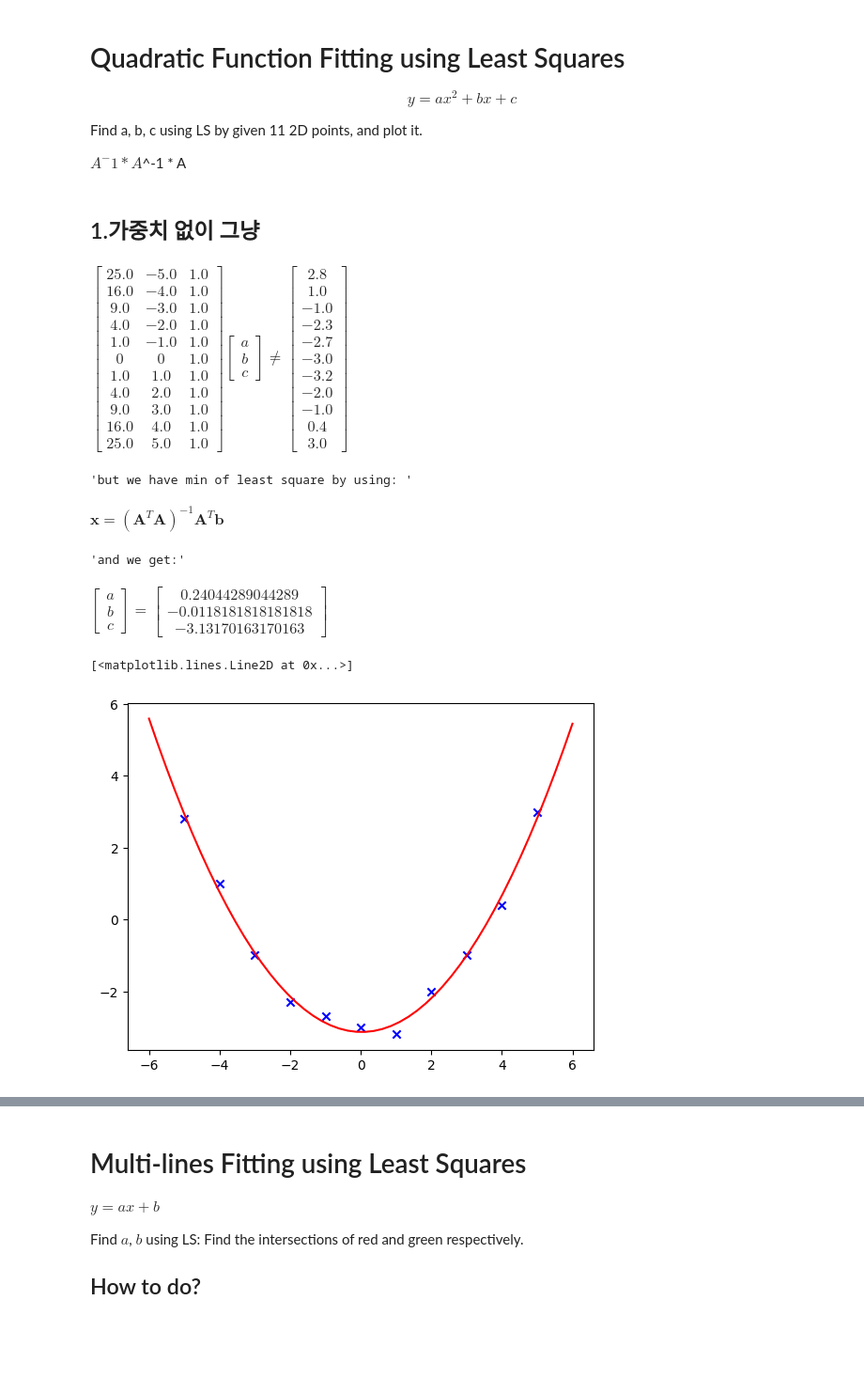
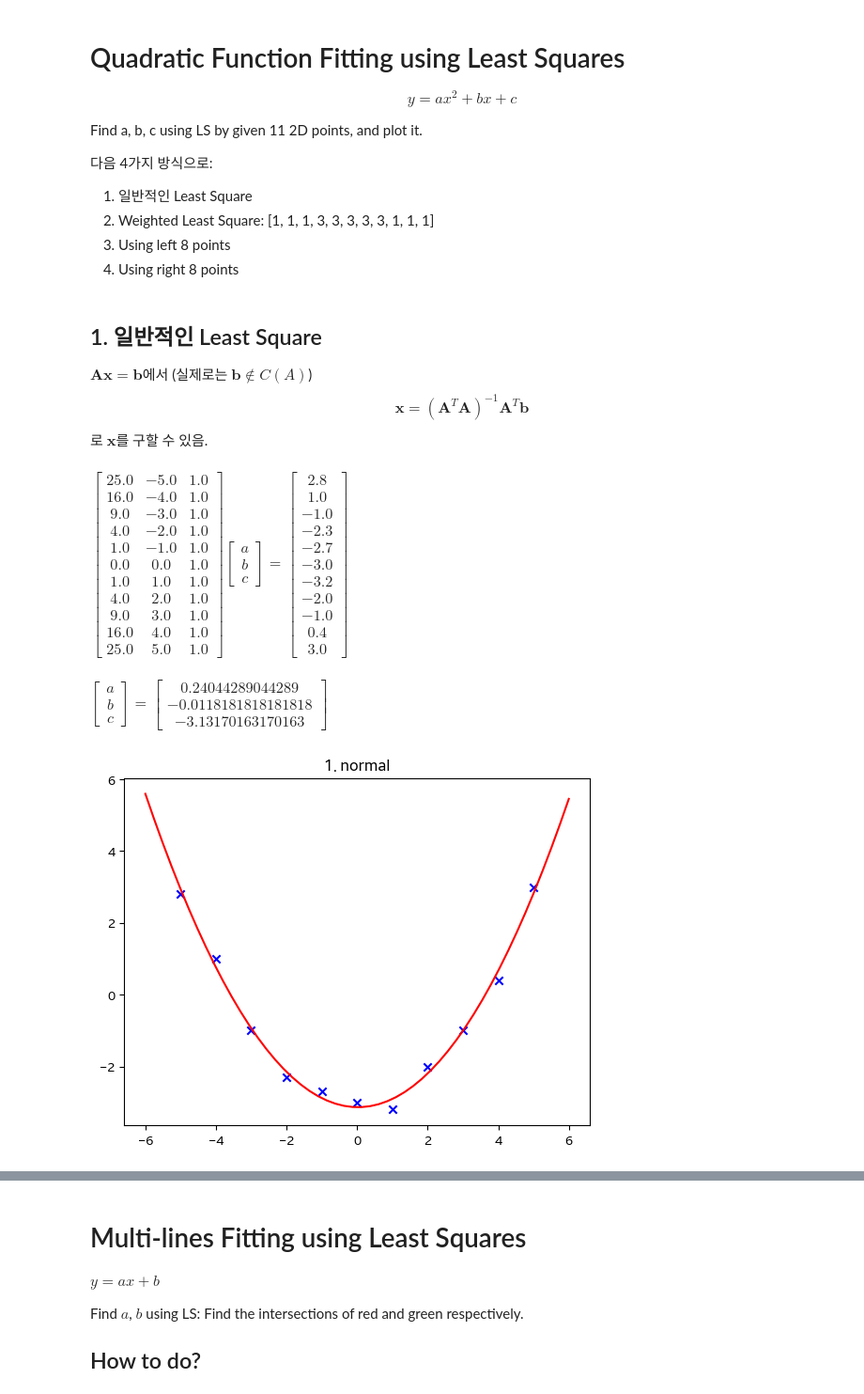
Before and after one commit to yenru0/LINALG_HW4, a Jupyter notebook: problem.ipynb, the cells around one changed output, grey strips where cells are left out. Shown at 94% size. Cells and saved outputs as stored; diff of their text form; code cells hidden in the pictures; blank space fills up the shorter version.

```diff
--- a/problem.ipynb
+++ b/problem.ipynb
@@ -3,8 +3,16 @@ import matplotlib.pyplot as plt
 import numpy as np
 from numpy.linalg import inv
 import sympy as sp
-from IPython.display import display, Math
+from IPython.display import display, Math, display_html
 from PIL import Image
+
+import matplotlib.font_manager as font_manager
+
+
+font_manager.fontManager.addfont("res/NanumHumanRegular.otf")
+prop = font_manager.FontProperties(fname="res/NanumHumanRegular.otf")
+
+plt.rcParams["font.family"] = prop.get_name()
 # %% [markdown]
 # Quadratic Function Fitting using Least Squares
 
@@ -12,8 +20,11 @@ $$y=ax^2+bx+c$$
 
 Find a, b, c  using LS by given 11 2D points, and plot it.
 
-
-$A^-1 * A$^-1 * A
+다음 4가지 방식으로:
+1. 일반적인 Least Square
+2. Weighted Least Square: [1, 1, 1, 3, 3, 3, 3, 3, 1, 1, 1]
+3. Using left 8 points
+4. Using right 8 points
 # %%
 PointsX = np.array([-5, -4, -3, -2, -1, 0, 1, 2, 3, 4, 5])
 PointsY = np.array([2.8, 1.0, -1.0, -2.3, -2.7, -3.0, -3.2, -2.0, -1.0, 0.4, 3.0])
@@ -28,36 +39,32 @@ _T = sp.Symbol("T")
 _b = sp.Symbol("b")
 _W = sp.Symbol("W")
 # %% [markdown]
-## 1.가중치 없이 그냥
+## 1. 일반적인 Least Square
+
+$\boldsymbol{Ax}=\boldsymbol{b}$에서 (실제로는 $\boldsymbol{b}\notin C(A)$)
+$$\boldsymbol{x} = (\boldsymbol{A}^T \boldsymbol{A})^{-1} \boldsymbol{A}^T \boldsymbol{b}$$
+로 $\boldsymbol{x}$를 구할 수 있음.
 # %%
 A1 = sp.Matrix(np.stack([PointsX ** 2, PointsX, np.ones(PointsX.shape)], axis=1))
 
 x: sp.Matrix = (A1.T @ A1).inv() @ A1.T @ b
 
-display(sp.Unequality(sp.MatMul(A1, x_view), b, evalueate=False))
-
-
-display("but we have min of least square by using: ")
-display(Math("\symbf{x} = (\symbf{A}^T \symbf{A})^{-1} \symbf{A}^T \symbf{b}") )
-
-
-display("and we get:")
+display(sp.Equality(sp.MatMul(A1, x_view), b, evalueate=False))
 
 display(sp.Equality(x_view, x))
 # %% [output]
-$\displaystyle \left[\begin{matrix}25.0 & -5.0 & 1.0\\16.0 & -4.0 & 1.0\\9.0 & -3.0 & 1.0\\4.0 & -2.0 & 1.0\\1.0 & -1.0 & 1.0\\0 & 0 & 1.0\\1.0 & 1.0 & 1.0\\4.0 & 2.0 & 1.0\\9.0 & 3.0 & 1.0\\16.0 & 4.0 & 1.0\\25.0 & 5.0 & 1.0\end{matrix}\right] \left[\begin{matrix}a\\b\\c\end{matrix}\right] \neq \left[\begin{matrix}2.8\\1.0\\-1.0\\-2.3\\-2.7\\-3.0\\-3.2\\-2.0\\-1.0\\0.4\\3.0\end{matrix}\right]$
+$\displaystyle \left[\begin{matrix}25.0 & -5.0 & 1.0\\16.0 & -4.0 & 1.0\\9.0 & -3.0 & 1.0\\4.0 & -2.0 & 1.0\\1.0 & -1.0 & 1.0\\0.0 & 0.0 & 1.0\\1.0 & 1.0 & 1.0\\4.0 & 2.0 & 1.0\\9.0 & 3.0 & 1.0\\16.0 & 4.0 & 1.0\\25.0 & 5.0 & 1.0\end{matrix}\right] \left[\begin{matrix}a\\b\\c\end{matrix}\right] = \left[\begin{matrix}2.8\\1.0\\-1.0\\-2.3\\-2.7\\-3.0\\-3.2\\-2.0\\-1.0\\0.4\\3.0\end{matrix}\right]$
-'but we have min of least square by using: '
-$\displaystyle \symbf{x} = (\symbf{A}^T \symbf{A})^{-1} \symbf{A}^T \symbf{b}$
+$\displaystyle \left[\begin{matrix}a\\b\\c\end{matrix}\right] = \left[\begin{matrix}0.24044289044289\\-0.0118181818181818\\-3.13170163170163\end{matrix}\right]$
-'and we get:'
-$\displaystyle \left[\begin{matrix}a\\b\\c\end{matrix}\right] = \left[\begin{matrix}0.24044289044289\\-0.0118181818181818\\-3.13170163170163\end{matrix}\right]$
 # %%
 X = np.linspace(-6, 6)
-Y = x[0] * X**2 + x[1]  * X + x[2]
+Y = x[0] * X ** 2 + x[1] * X + x[2]
 
 plt.scatter(PointsX, PointsY, c='blue', marker='x')
 
+plt.title("1. normal")
 plt.plot(X, Y, color='red')
+
+plt.show()
 # %% [output]
-[<matplotlib.lines.Line2D at 0x...>]
-[figure, old version]
+[figure, new version]
 # %% [markdown]
```
Also changed, not shown: parts of 14 cells of this notebook, 4 other files.
